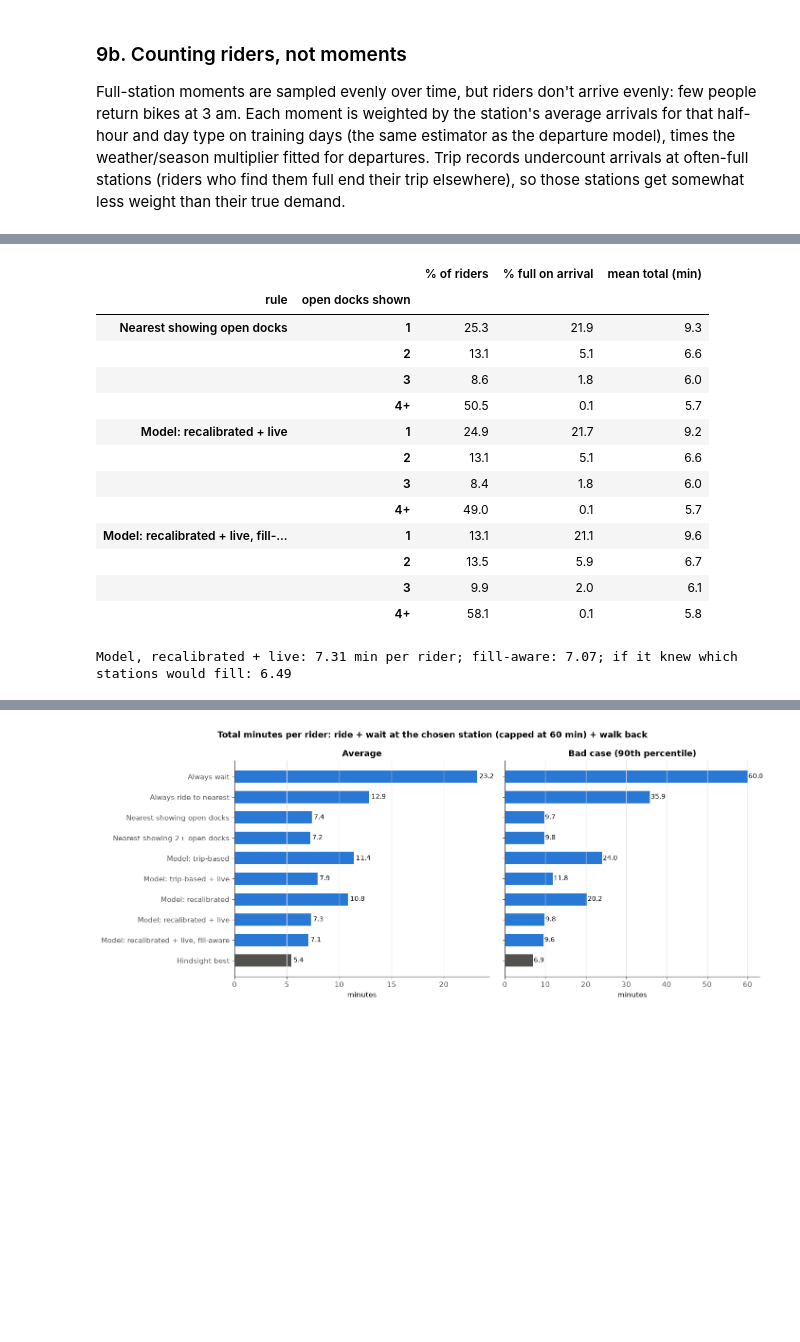
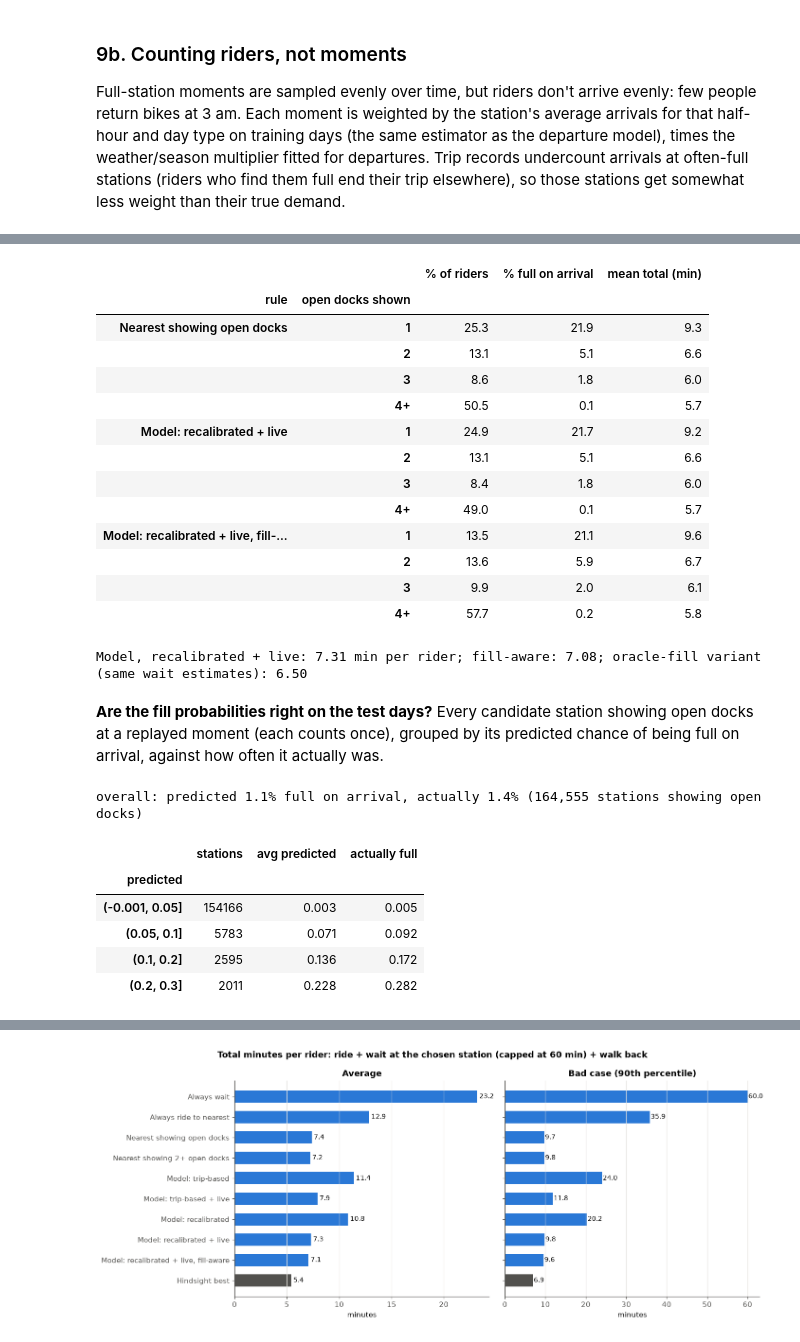
Before and after one commit to mzhou3299/citibike-demand-analysis-2024, a Jupyter notebook: Decision_model.ipynb, the cells around one changed output, grey strips where cells are left out. Cells and saved outputs as stored; diff of their text form; code cells hidden in the pictures; blank space fills up the shorter version.

```diff
--- a/Decision_model.ipynb
+++ b/Decision_model.ipynb
@@ -1523,13 +1544,14 @@ for policy in ["Nearest showing open docks", "Model: recalibrated + live", "Mode
                               "mean total (min)": np.average(replay[policy].to_numpy()[m], weights=w[m])})
 display(pd.DataFrame(breakdown).set_index(["rule", "open docks shown"]).round(1))
 
-# Upper bound: the same model, if it knew which stations showing open docks would be full on arrival
+# Oracle-fill variant: the same model told which stations showing open docks would be full on arrival,
+# still choosing with its own wait estimates
 cost_known = np.where(detail["exists"], detail["travel_min"] + np.where(detail["open_now"], full_on_arrival, 1.0) * detail["W_recal_live"], np.inf)
 real_total = np.where(detail["exists"], detail["travel_min"] + detail["real_wait"], np.inf)
 known_fill_mean = np.average(real_total[row, cost_known.argmin(axis=1)], weights=w)
 print(f"Model, recalibrated + live: {decision_summary.loc['Model: recalibrated + live', 'mean (min)']:.2f} min per rider; "
       f"fill-aware: {decision_summary.loc['Model: recalibrated + live, fill-aware', 'mean (min)']:.2f}; "
-      f"if it knew which stations would fill: {known_fill_mean:.2f}")
+      f"oracle-fill variant (same wait estimates): {known_fill_mean:.2f}")
 # %% [output]
 |  |  | % of riders | % full on arrival | mean total (min) |
 | rule | open docks shown |  |  |  |
@@ -1541,9 +1563,28 @@ print(f"Model, recalibrated + live: {decision_summary.loc['Model: recalibrated +
 |  | 2 | 13.1 | 5.1 | 6.6 |
 |  | 3 | 8.4 | 1.8 | 6.0 |
 |  | 4+ | 49.0 | 0.1 | 5.7 |
-| Model: recalibrated + live, fill-... | 1 | 13.1 | 21.1 | 9.6 |
-|  | 2 | 13.5 | 5.9 | 6.7 |
+| Model: recalibrated + live, fill-... | 1 | 13.5 | 21.1 | 9.6 |
+|  | 2 | 13.6 | 5.9 | 6.7 |
 |  | 3 | 9.9 | 2.0 | 6.1 |
-|  | 4+ | 58.1 | 0.1 | 5.8 |
+|  | 4+ | 57.7 | 0.2 | 5.8 |
-Model, recalibrated + live: 7.31 min per rider; fill-aware: 7.07; if it knew which stations would fill: 6.49
+Model, recalibrated + live: 7.31 min per rider; fill-aware: 7.08; oracle-fill variant (same wait estimates): 6.50
+# %% [markdown]
+**Are the fill probabilities right on the test days?** Every candidate station showing open docks at a replayed moment (each counts once), grouped by its predicted chance of being full on arrival, against how often it actually was.
+# %%
+shown_open = detail["open_now"]
+fill_check = pd.DataFrame({"predicted": detail["p_fill"][shown_open], "full on arrival": full_on_arrival[shown_open]})
+fill_bins = pd.cut(fill_check.predicted, [0, 0.05, 0.1, 0.2, 0.3, 0.5, 1], include_lowest=True)
+print(f"overall: predicted {fill_check.predicted.mean():.1%} full on arrival, actually {fill_check['full on arrival'].mean():.1%} "
+      f"({len(fill_check):,} stations showing open docks)")
+fill_check.groupby(fill_bins, observed=True).agg(
+    stations=("predicted", "size"), avg_predicted=("predicted", "mean"), actually_full=("full on arrival", "mean")
+).rename(columns={"avg_predicted": "avg predicted", "actually_full": "actually full"}).round(3)
+# %% [output]
+overall: predicted 1.1% full on arrival, actually 1.4% (164,555 stations showing open docks)
+|  | stations | avg predicted | actually full |
+| predicted |  |  |  |
+| (-0.001, 0.05] | 154166 | 0.003 | 0.005 |
+| (0.05, 0.1] | 5783 | 0.071 | 0.092 |
+| (0.1, 0.2] | 2595 | 0.136 | 0.172 |
+| (0.2, 0.3] | 2011 | 0.228 | 0.282 |
 # %% [markdown]
```
Also changed, not shown: parts of 12 cells of this notebook, 2 other files.
